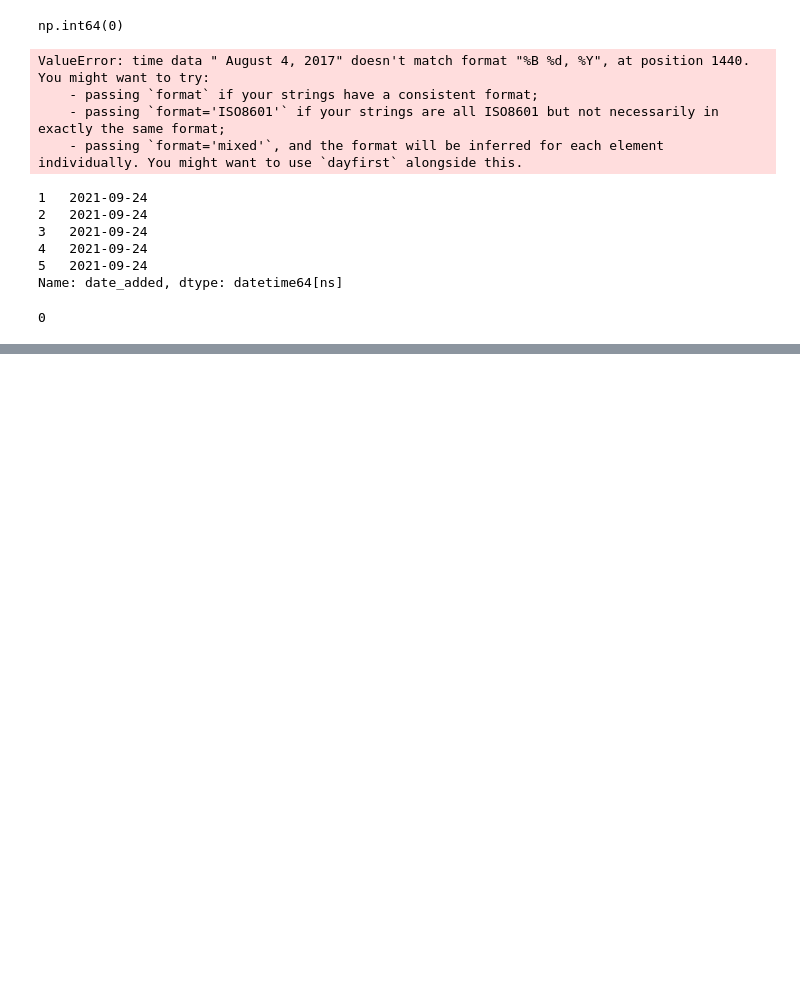
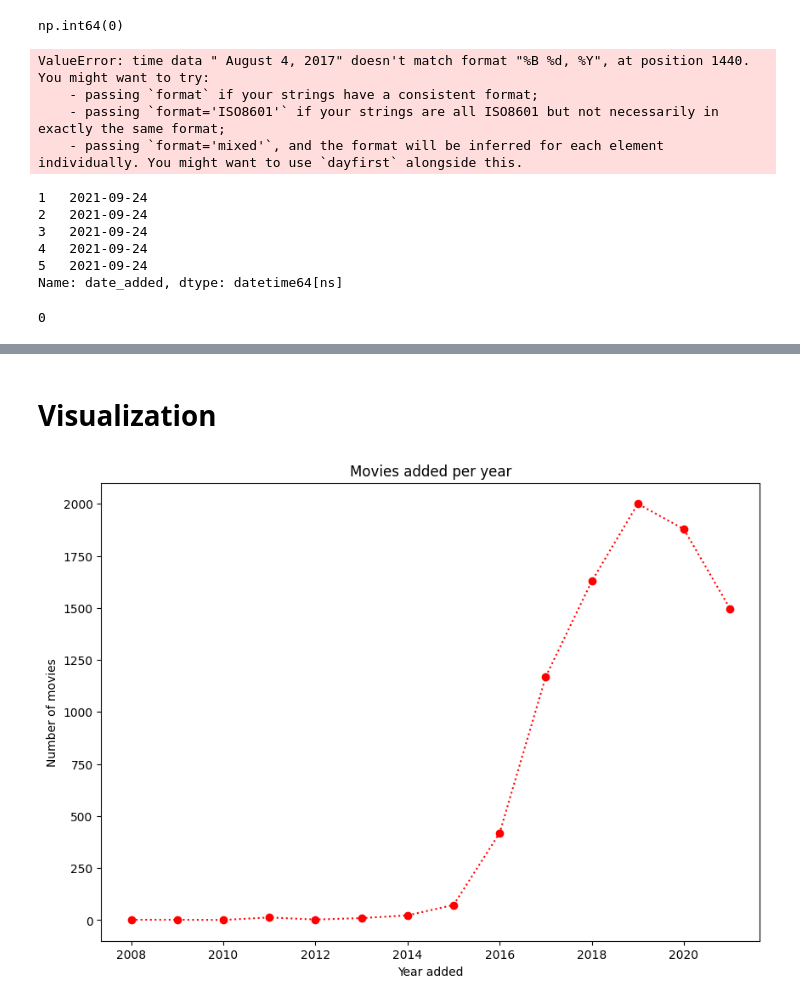
Before and after one commit to Houcineaberhache/-Netflix-Movies-and-TV-Shows-Project, a Jupyter notebook: Netflix_project.ipynb, the cells around one changed output, grey strips where cells are left out. Cells and saved outputs as stored; diff of their text form; code cells hidden in the pictures; blank space fills up the shorter version.

```diff
--- a/Netflix_project.ipynb
+++ b/Netflix_project.ipynb
@@ -111,0 +293,21 @@ print(df['date_added'].isnull().sum())  # how many failed to parse
+# %% [markdown]
+# Visualization
+# %%
+# Ensure date_added is datetime
+df['date_added'] = pd.to_datetime(df['date_added'], errors='coerce')
+
+# Extract the year
+df['year_added'] = df['date_added'].dt.year
+
+# Count movies per year
+movies_per_year = df['year_added'].value_counts().sort_index()
+
+# Plot
+plt.figure(figsize=(10,7))
+plt.plot(movies_per_year.index, movies_per_year.values, marker='o', linestyle=':', color='r')
+plt.xlabel('Year added')
+plt.ylabel('Number of movies')
+plt.title('Movies added per year')
+plt.show()
+# %% [output]
+[figure, added]
```
Also changed, not shown: parts of 14 cells of this notebook.
